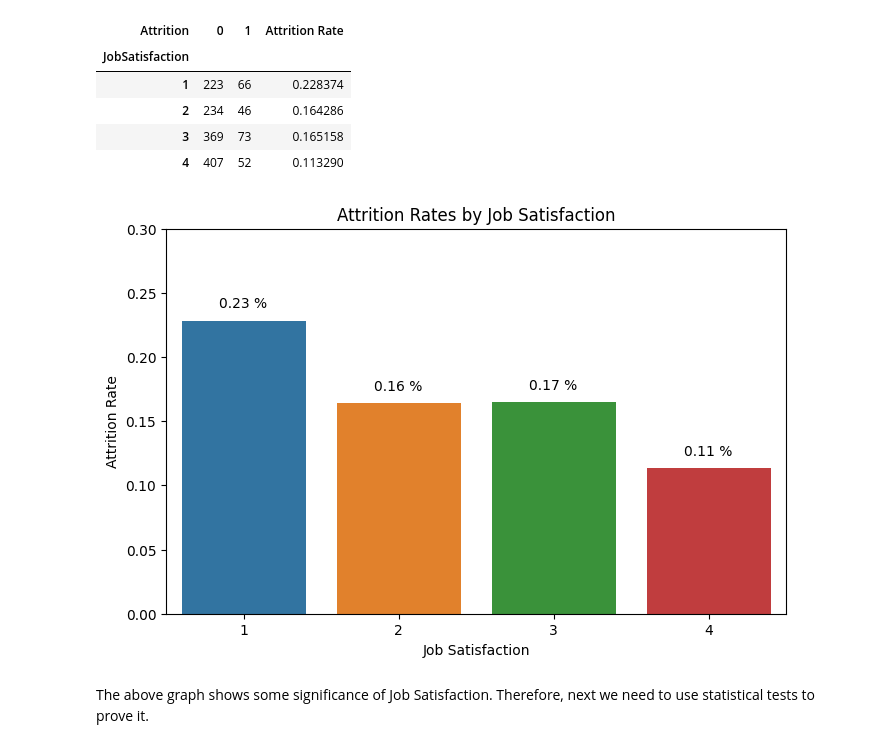
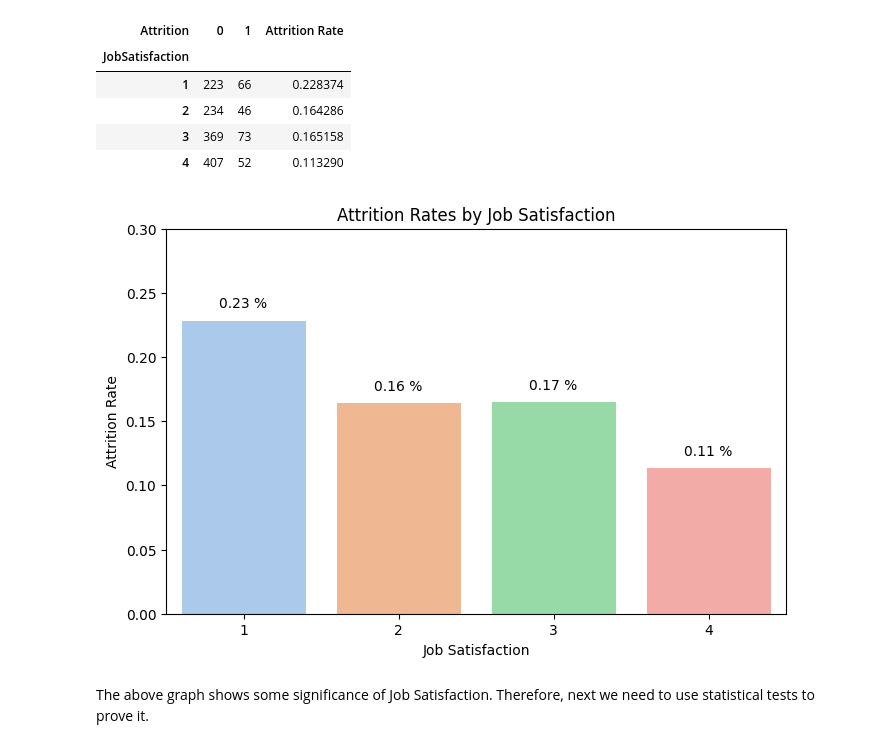
Before and after one commit to Kaitlynnnnn/HR-Analytics, a Jupyter notebook: Work Sample - People Analytics.ipynb, the cells around one changed output. Cells and saved outputs as stored; diff of their text form; code cells hidden in the pictures.

```diff
--- a/Work Sample - People Analytics.ipynb
+++ b/Work Sample - People Analytics.ipynb
@@ -161,6 +173,8 @@ Data columns (total 39 columns):
  38  Day                       1470 non-null   int64
 dtypes: int64(29), object(10)
 memory usage: 448.0+ KB
+# %%
+df[["Education", "EnvironmentSatisfaction", "JobInvolvement", "JobLevel", "JobSatisfaction", "PerformanceRating", "RelationshipSatisfaction", "WorkLifeBalance", "Year", "Month", "Day"]] = df[["Education", "EnvironmentSatisfaction", "JobInvolvement", "JobLevel", "JobSatisfaction", "PerformanceRating", "RelationshipSatisfaction", "WorkLifeBalance", "Year", "Month", "Day"]].astype('object')
 # %% [markdown]
 ## 3. Exploratory Data Analysis (EDA)
 # %%
@@ -191,6 +205,7 @@ df_dept
 | 1 | Research & Development | 0.138398 |
 | 2 | Sales | 0.206278 |
 # %%
+sns.set_palette(sns.color_palette("pastel"))
 plt.figure(figsize=(8,5))
 plt.bar(df_dept['Department'], df_dept['Attrition'])
 plt.title('Department Attrition Rates')
@@ -212,6 +227,7 @@ high_income = df[df['MonthlyIncome'] > df['MonthlyIncome'].quantile(0.75)]
 
 department_counts = high_income['Department'].value_counts()
 
+sns.set_palette(sns.color_palette("pastel"))
 plt.figure(figsize=(8,5))
 sns.barplot(x=department_counts.index, y=department_counts.values)
 plt.title('Number of Employees with High Salaries by Department')
@@ -239,6 +255,7 @@ education_level
 | 3 | 4 | 6832.402010 |
 | 4 | 5 | 8277.645833 |
 # %%
+sns.set_palette(sns.color_palette("pastel"))
 plt.figure(figsize=(8,5))
 plt.plot(education_level['Education'], education_level['MonthlyIncome'])
 plt.xlabel('Education Level')
@@ -265,17 +282,18 @@ satisfy_att
 | 3 | 369 | 73 | 0.165158 |
 | 4 | 407 | 52 | 0.113290 |
 # %%
+sns.set_palette(sns.color_palette("pastel"))
 plt.figure(figsize=(8,5))
 sns.barplot(x=satisfy_att.index, y=satisfy_att['Attrition Rate'])
 plt.title('Attrition Rates by Job Satisfaction')
 plt.xlabel('Job Satisfaction')
 plt.ylabel('Attrition Rate')
 plt.ylim((0, 0.3))
 for i, rate in enumerate(satisfy_att['Attrition Rate']):
     plt.text(i, rate+0.01, f'{rate:.2f} %', ha='center')
 plt.show()
 # %% [output]
-[figure, old version]
+[figure, new version]
 # %% [markdown]
 The above graph shows some significance of Job Satisfaction. Therefore, next we need to use statistical tests to prove it.
 # %% [markdown]
```
Also changed, not shown: parts of 37 cells of this notebook.
